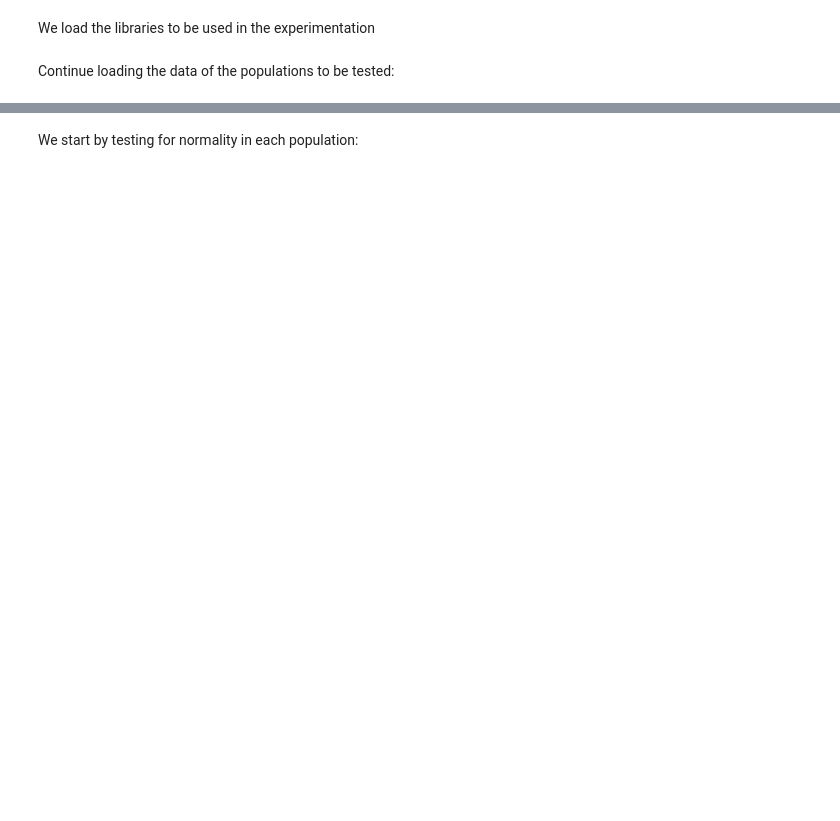
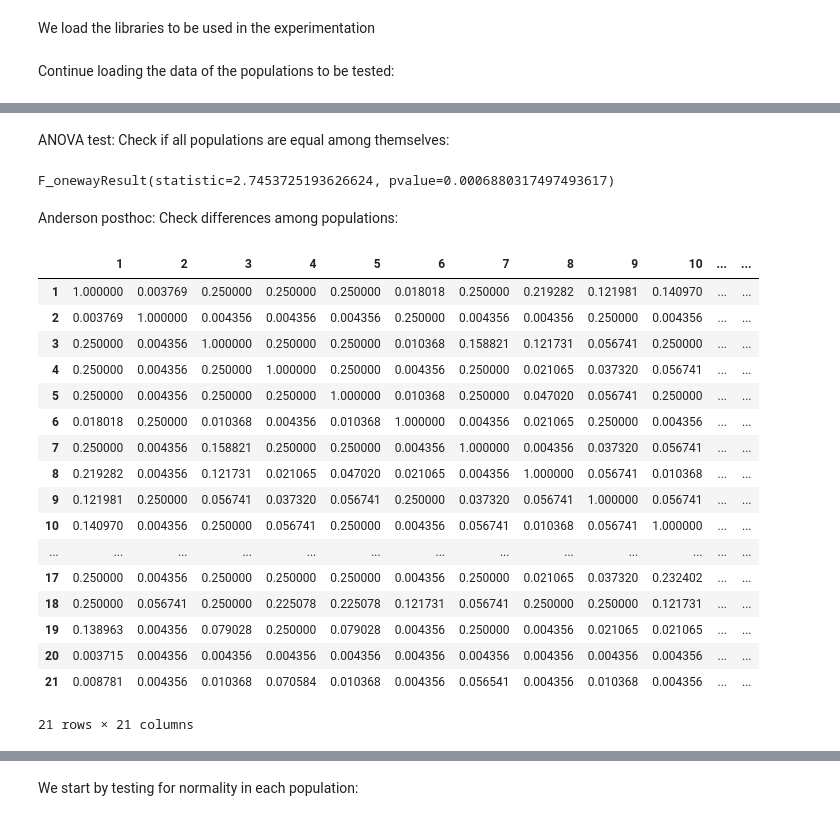
Before and after one commit to iosurodri/overlapsAndGroupings, a Jupyter notebook: src/notebooks/statistical_tests_groupings.ipynb, the cells around one changed output, grey strips where cells are left out. Saved outputs shown, nothing was run; the diff lists cells and outputs as text; code cells hidden in the pictures; blank space fills up the shorter version.

```diff
--- a/src/notebooks/statistical_tests_groupings.ipynb
+++ b/src/notebooks/statistical_tests_groupings.ipynb
@@ -36,0 +42,33 @@ ValueError: 6 columns passed, passed data had 11 columns
+# %%
+data_arch1 = [
+    [r'$AM$', 0.7487, 0.7580, 0.7562, 0.7452, 0.7562],
+    [r'$G_{max}^{a,b}$', 0.7415, 0.7421, 0.7396, 0.7423, 0.7420],
+    [r'$G_{prod}^{a,b}$', 0.7554, 0.7577, 0.7470, 0.7535, 0.7515],
+    [r'$G_{ob}$', 0.7559, 0.7583, 0.7497, 0.7582, 0.7552],
+    [r'$G_{geom}$', 0.7486, 0.7563, 0.7580, 0.7544, 0.7535],
+    [r'$G_{u}$', 0.7407, 0.7451, 0.7416, 0.7491, 0.7439],
+
+    [r'$AW_{(G_{prod}^{a, b}, G_{ob}^{a, b})}^{a, b}$', 0.7561, 0.7587, 0.7558, 0.7572, 0.7535],
+    [r'$AW_{(G_{max}^{a, b}, G_{prod}^{a, b})}^{a, b}$', 0.7486, 0.7528, 0.7468, 0.7496, 0.7509],
+    [r'$AW_{(G_{max}^{a, b}, G_{ob}^{a, b})}^{a, b}$', 0.7462, 0.7435, 0.7409, 0.7568, 0.7414],
+    [r'$AW_{(G_{max}^{a, b}, G_{ob}^{a, b}, G_{prod}^{a, b})}^{a, b}$', 0.7523, 0.7551, 0.755, 0.7548, 0.7537],
+
+    [r'$G_{max_{(G_{prod}^{a, b}, G_{ob}^{a, b})}}^{a, b}$', 0.755, 0.7558, 0.7585, 0.7542, 0.7622],
+    [r'$G_{prod_{(G_{max}^{a, b}, G_{prod}^{a, b})}}^{a, b}$', 0.7579, 0.7581, 0.7535, 0.7605, 0.7565],
+    [r'$G_{prod_{(G_{max}^{a, b}, G_{ob}^{a, b})}}^{a, b}$', 0.7496, 0.7516, 0.7511, 0.7462, 0.758],
+    [r'$G_{prod_{(G_{prod}^{a, b}, G_{ob}^{a, b})}}^{a, b}$', 0.7583, 0.7515, 0.7448, 0.7546, 0.7533],
+    [r'$G_{ob_{(G_{max}^{a, b}, G_{prod}^{a, b})}}^{a, b}$', 0.7607, 0.7488, 0.7538, 0.7517, 0.7556],
+
+    [r'$G_{max}^{* a, b}$', 0.7360, 0.7357, 0.7414, 0.7303, 0.7387],
+    [r'$G_{prod}^{* a, b}$', 0.7557, 0.7548, 0.7588, 0.7573, 0.7506],
+    [r'$G_{geom}^{* a, b}$', 0.7534, 0.7466, 0.7605, 0.6547, 0.7502],
+
+    [r'$AW_{(Avg, G_{max}^{a, b})}^{a, b}$', 0.7573, 0.7549, 0.7567, 0.7661, 0.7594],
+    [r'$AW_{(Avg, G_{ob}^{a, b})}^{a, b}$', 0.7674, 0.7591, 0.7628, 0.7670, 0.7630],
+    [r'$AW_{(Avg, G_{prod}^{a, b})}^{a, b}$', 0.7610, 0.7597, 0.7565, 0.7587, 0.7581],
+]
+
+data_values = [values[1:] for values in data_arch1]
+df = pd.DataFrame(data=data_arch1, columns=['Model', 'Test1', 'Test2', 'Test3', 'Test4', 'Test5'])
+df = df.set_index('Model')
+df
@@ -36,0 +94,34 @@ ValueError: 6 columns passed, passed data had 11 columns
+# %% [markdown]
+ANOVA test: Check if all populations are equal among themselves:
+# %%
+test_result = ss.f_oneway(*data_values, axis=0)
+print(test_result)
+# %% [output]
+F_onewayResult(statistic=2.7453725193626624, pvalue=0.0006880317497493617)
+# %% [markdown]
+Anderson posthoc: Check differences among populations:
+# %%
+data_values_np = np.array(data_values)
+posthoc_df = sp.posthoc_anderson(data_values_np)
+posthoc_df = posthoc_df.set_axis([row[0] for row in data_arch1], axis=1, inplace=False)
+posthoc_df = posthoc_df.set_axis([row[0] for row in data_arch1], axis=0, inplace=False)
+posthoc_df
+# %% [output]
+|  | 1 | 2 | 3 | 4 | 5 | 6 | 7 | 8 | 9 | 10 | ... | ... |
+| 1 | 1.000000 | 0.003769 | 0.250000 | 0.250000 | 0.250000 | 0.018018 | 0.250000 | 0.219282 | 0.121981 | 0.140970 | ... | ... |
+| 2 | 0.003769 | 1.000000 | 0.004356 | 0.004356 | 0.004356 | 0.250000 | 0.004356 | 0.004356 | 0.250000 | 0.004356 | ... | ... |
+| 3 | 0.250000 | 0.004356 | 1.000000 | 0.250000 | 0.250000 | 0.010368 | 0.158821 | 0.121731 | 0.056741 | 0.250000 | ... | ... |
+| 4 | 0.250000 | 0.004356 | 0.250000 | 1.000000 | 0.250000 | 0.004356 | 0.250000 | 0.021065 | 0.037320 | 0.056741 | ... | ... |
+| 5 | 0.250000 | 0.004356 | 0.250000 | 0.250000 | 1.000000 | 0.010368 | 0.250000 | 0.047020 | 0.056741 | 0.250000 | ... | ... |
+| 6 | 0.018018 | 0.250000 | 0.010368 | 0.004356 | 0.010368 | 1.000000 | 0.004356 | 0.021065 | 0.250000 | 0.004356 | ... | ... |
+| 7 | 0.250000 | 0.004356 | 0.158821 | 0.250000 | 0.250000 | 0.004356 | 1.000000 | 0.004356 | 0.037320 | 0.056741 | ... | ... |
+| 8 | 0.219282 | 0.004356 | 0.121731 | 0.021065 | 0.047020 | 0.021065 | 0.004356 | 1.000000 | 0.056741 | 0.010368 | ... | ... |
+| 9 | 0.121981 | 0.250000 | 0.056741 | 0.037320 | 0.056741 | 0.250000 | 0.037320 | 0.056741 | 1.000000 | 0.056741 | ... | ... |
+| 10 | 0.140970 | 0.004356 | 0.250000 | 0.056741 | 0.250000 | 0.004356 | 0.056741 | 0.010368 | 0.056741 | 1.000000 | ... | ... |
+| ... | ... | ... | ... | ... | ... | ... | ... | ... | ... | ... | ... | ... |
+| 17 | 0.250000 | 0.004356 | 0.250000 | 0.250000 | 0.250000 | 0.004356 | 0.250000 | 0.021065 | 0.037320 | 0.232402 | ... | ... |
+| 18 | 0.250000 | 0.056741 | 0.250000 | 0.225078 | 0.225078 | 0.121731 | 0.056741 | 0.250000 | 0.250000 | 0.121731 | ... | ... |
+| 19 | 0.138963 | 0.004356 | 0.079028 | 0.250000 | 0.079028 | 0.004356 | 0.250000 | 0.004356 | 0.021065 | 0.021065 | ... | ... |
+| 20 | 0.003715 | 0.004356 | 0.004356 | 0.004356 | 0.004356 | 0.004356 | 0.004356 | 0.004356 | 0.004356 | 0.004356 | ... | ... |
+| 21 | 0.008781 | 0.004356 | 0.010368 | 0.070584 | 0.010368 | 0.004356 | 0.056541 | 0.004356 | 0.010368 | 0.004356 | ... | ... |
+21 rows × 21 columns
```
Also changed, not shown: parts of 19 cells of this notebook.
